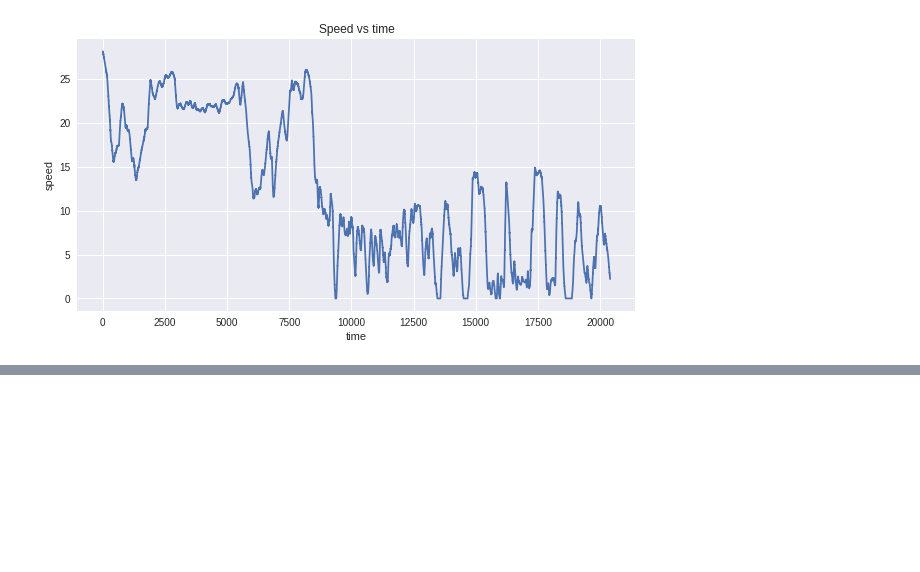
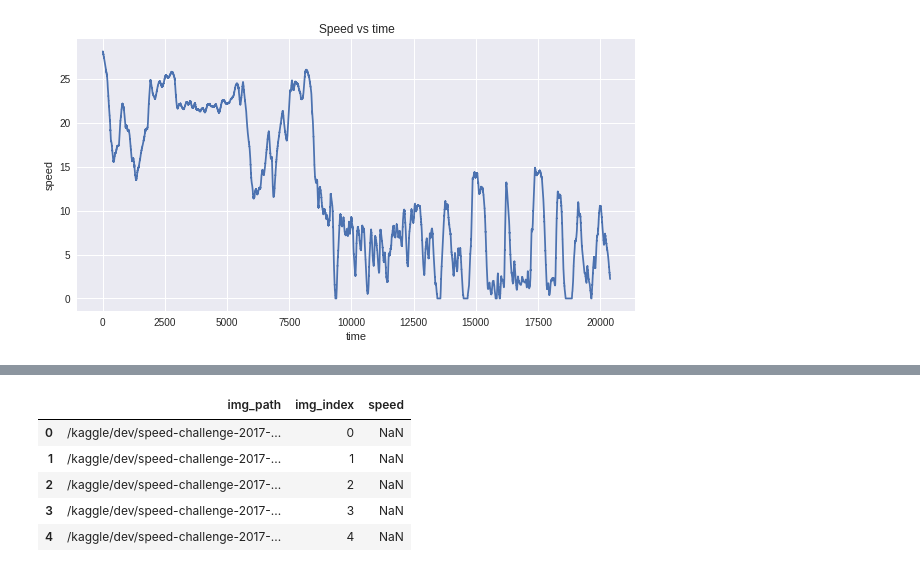
Before and after one commit to kgajwan1/car-speed-challenge-2017, a Jupyter notebook: notebooks/model.ipynb, the cells around one changed output, grey strips where cells are left out. Drawn from its saved outputs; the diff is of its cells as text; code cells hidden in the pictures; blank space fills up the shorter version.

```diff
--- a/notebooks/model.ipynb
+++ b/notebooks/model.ipynb
@@ -39,0 +56,9 @@ plt.plot(train_y.index.values, train_y.values)
+# %%
+test_df.head()
+# %% [output]
+|  | img_path | img_index | speed |
+| 0 | /kaggle/dev/speed-challenge-2017-... | 0 | NaN |
+| 1 | /kaggle/dev/speed-challenge-2017-... | 1 | NaN |
+| 2 | /kaggle/dev/speed-challenge-2017-... | 2 | NaN |
+| 3 | /kaggle/dev/speed-challenge-2017-... | 3 | NaN |
+| 4 | /kaggle/dev/speed-challenge-2017-... | 4 | NaN |
```
Also changed, not shown: parts of 19 cells of this notebook.
